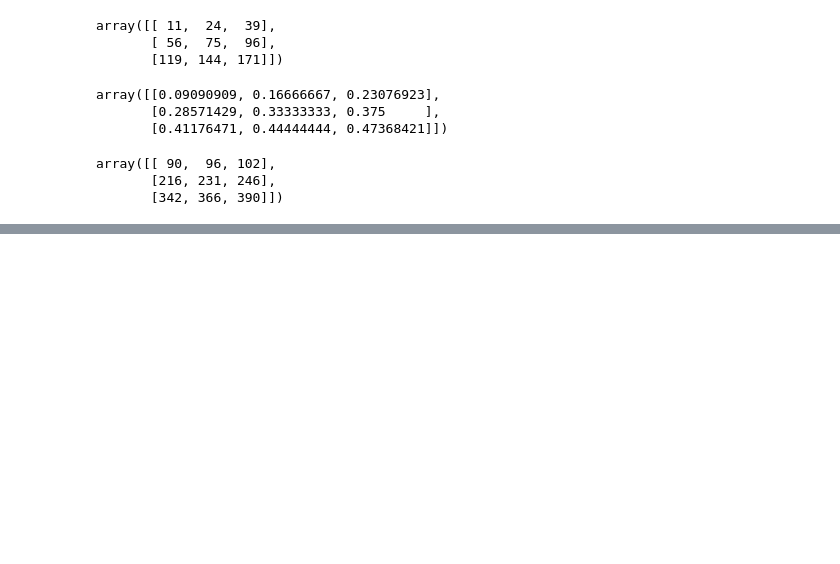
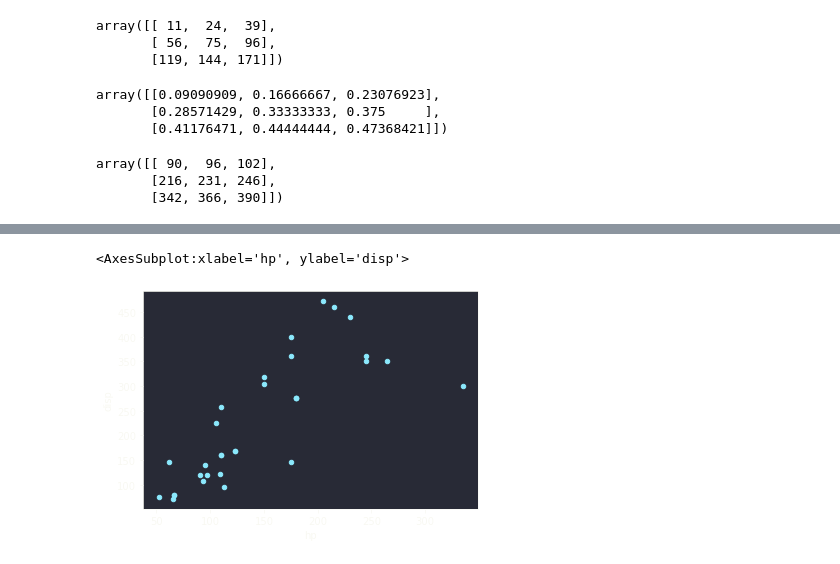
Before and after one commit to objectin/pandas_exercises, a Jupyter notebook: Wikidocs Practice/practice.ipynb, the cells around one changed output, grey strips where cells are left out. Cells and saved outputs as stored; diff of their text form; code cells hidden in the pictures; blank space fills up the shorter version.

```diff
--- a/Wikidocs Practice/practice.ipynb
+++ b/Wikidocs Practice/practice.ipynb
@@ -411,0 +431,5 @@ df1.plot.hist(bins=20)
+# %%
+df3.plot.scatter(x='hp', y='disp')
+# %% [output]
+<AxesSubplot:xlabel='hp', ylabel='disp'>
+[figure, added]
```
Also changed, not shown: parts of 17 cells of this notebook.
